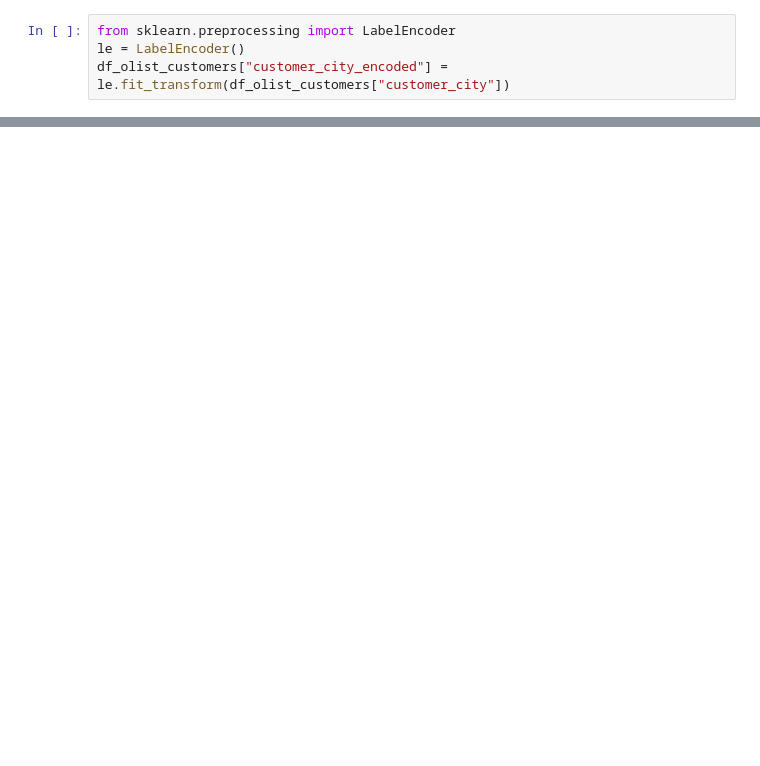
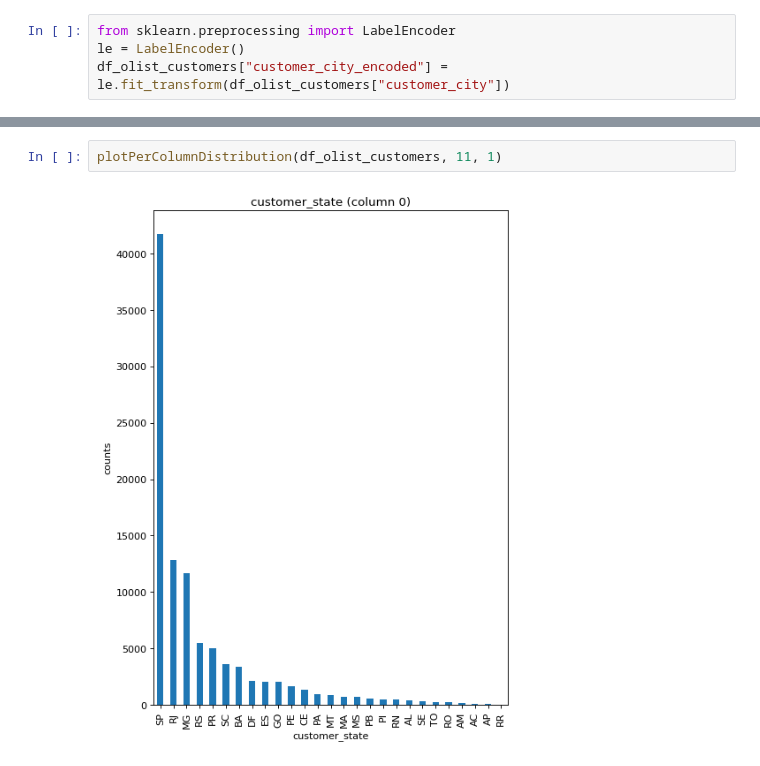
Before and after one commit to GilneiAlves/Projeto-Power-BI-Data-Analysis, a Jupyter notebook: notebooks/01-1_exploratory_data_analysis.ipynb, the cells around one changed output, grey strips where cells are left out. Saved outputs shown, nothing was run; the diff lists cells and outputs as text; blank space fills up the shorter version.

```diff
--- a/notebooks/01-1_exploratory_data_analysis.ipynb
+++ b/notebooks/01-1_exploratory_data_analysis.ipynb
@@ -81,0 +237,4 @@ plot_matriz_correlacao_Encoding(df_olist_customers, method="spearman")
+# %%
+plotPerColumnDistribution(df_olist_customers, 11, 1)
+# %% [output]
+[figure, added]
```
Also changed, not shown: parts of 20 cells of this notebook, 4 other files.
